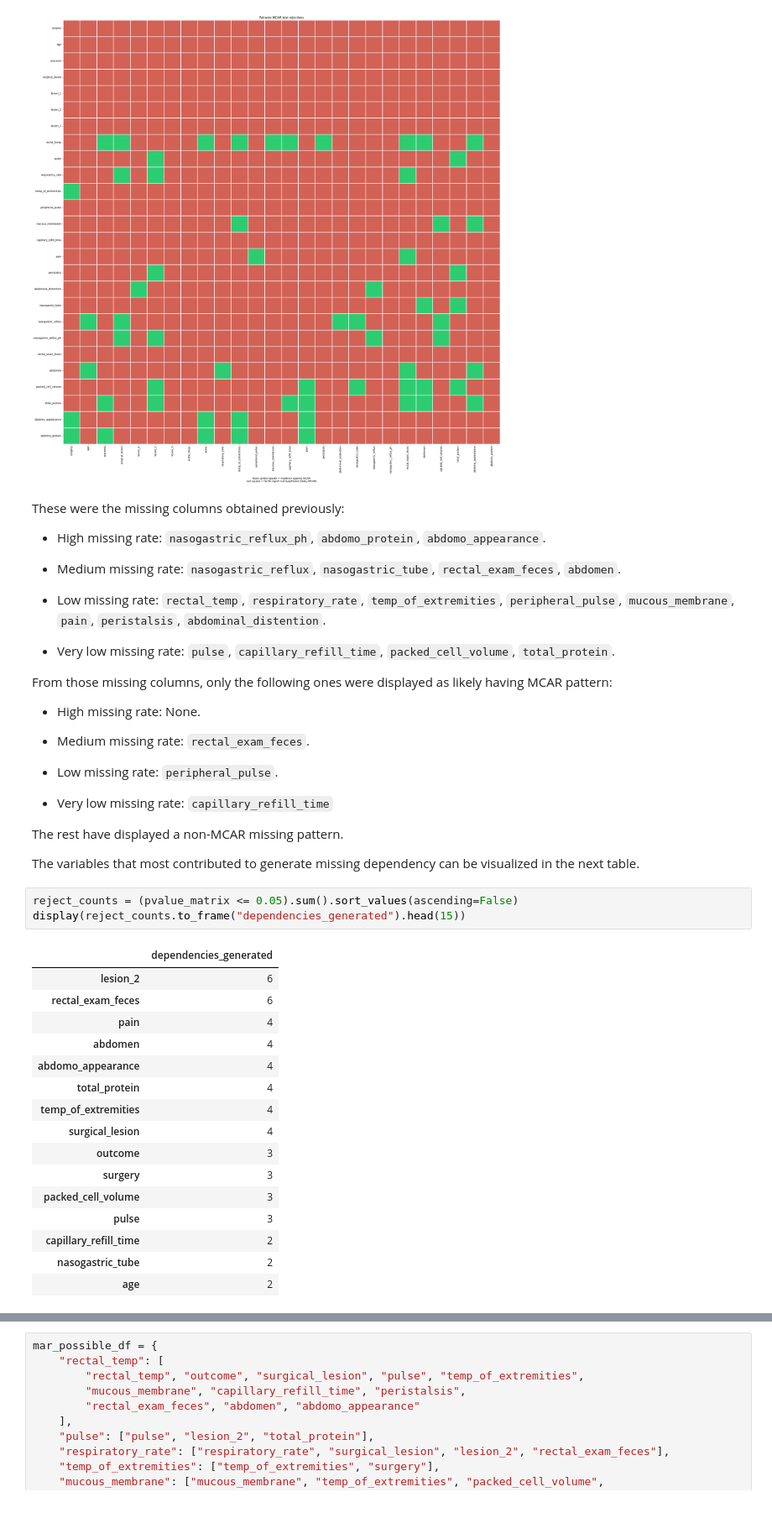
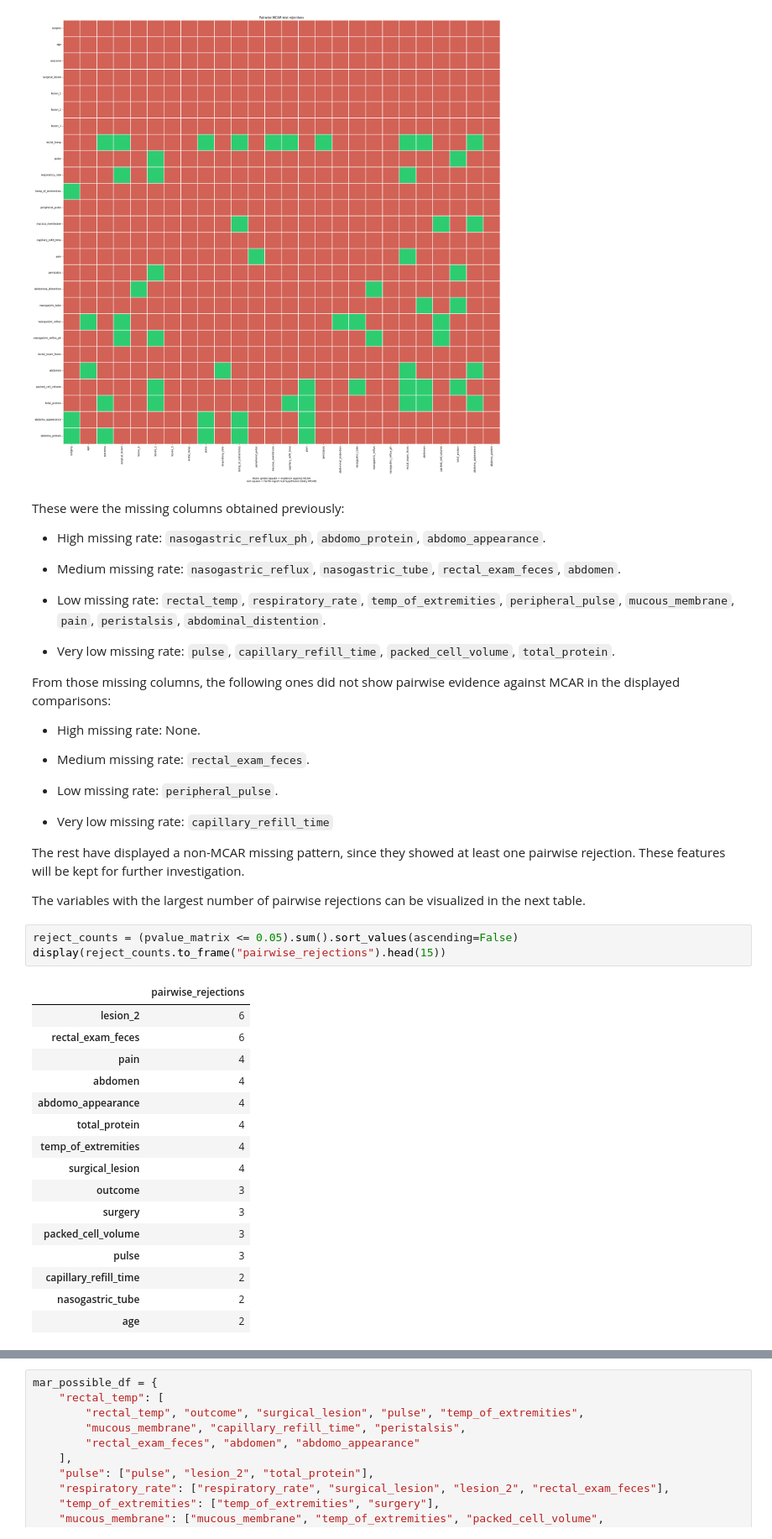
Before and after one commit to Ti-n-a/mechanism_viewer, a Jupyter notebook: use_cases/horse.ipynb, the cells around one changed output, grey strips where cells are left out. Shown at 84% size. Saved outputs shown, nothing was run; the diff lists cells and outputs as text; blank space fills up the shorter version.

```diff
--- a/use_cases/horse.ipynb
+++ b/use_cases/horse.ipynb
@@ -206,7 +208,7 @@ These were the missing columns obtained previously:
 - Very low missing rate: `pulse`, `capillary_refill_time`, `packed_cell_volume`, `total_protein`.
 
 
-From those missing columns, only the following ones were displayed as likely having MCAR pattern:
+From those missing columns, the following ones did not show pairwise evidence against MCAR in the displayed comparisons:
 
 - High missing rate: None.
 
@@ -216,14 +218,14 @@ From those missing columns, only the following ones were displayed as likely hav
 
 - Very low missing rate: `capillary_refill_time`
 
-The rest have displayed a non-MCAR missing pattern.
+The rest have displayed a non-MCAR missing pattern, since they showed at least one pairwise rejection. These features will be  kept for further investigation.
 
-The variables that most contributed to generate missing dependency can be visualized in the next table.
+The variables with the largest number of pairwise rejections can be visualized in the next table.
 # %%
 reject_counts = (pvalue_matrix <= 0.05).sum().sort_values(ascending=False)
-display(reject_counts.to_frame("dependencies_generated").head(15))
+display(reject_counts.to_frame("pairwise_rejections").head(15))
 # %% [output]
-|  | dependencies_generated |
+|  | pairwise_rejections |
 | lesion_2 | 6 |
 | rectal_exam_feces | 6 |
 | pain | 4 |
```
Also changed, not shown: parts of 11 cells of this notebook.
